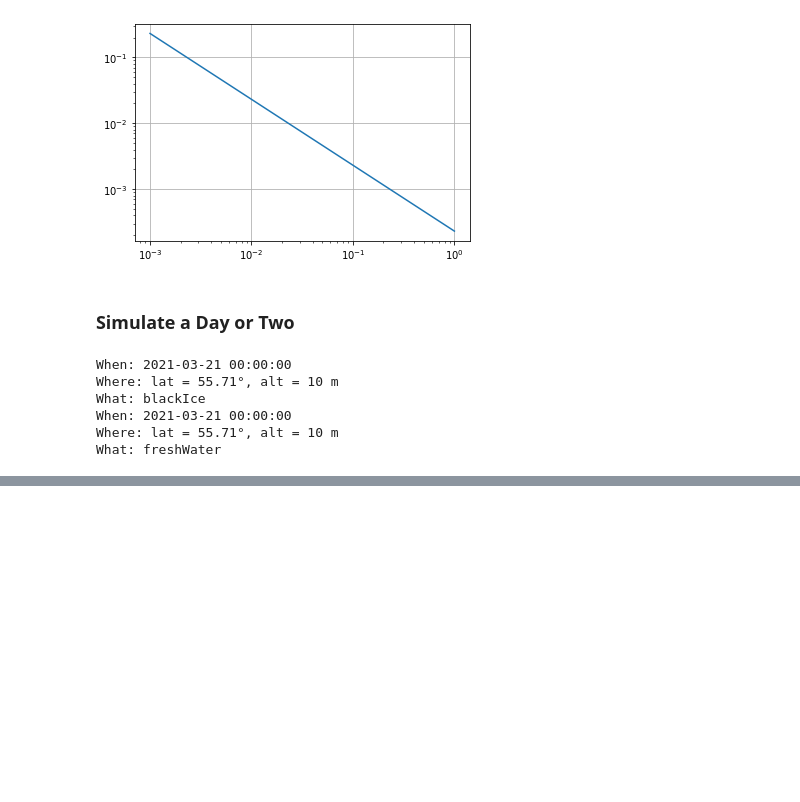
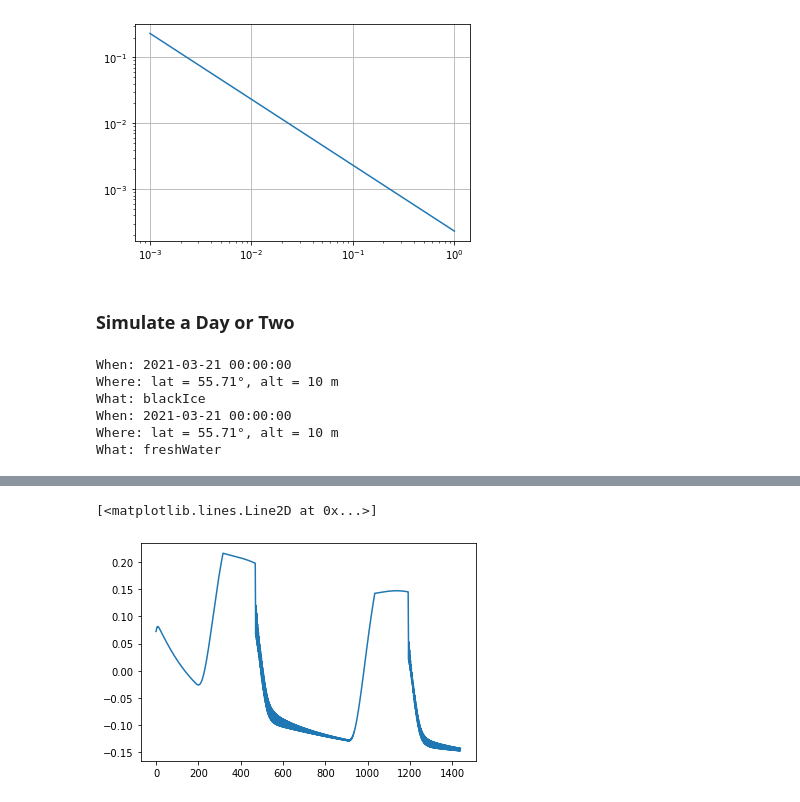
Before and after one commit to Henrikum/skrinning-stuff, a Jupyter notebook: notebooks/skrinning stuff.ipynb, the cells around one changed output, grey strips where cells are left out. Cells and saved outputs as stored; diff of their text form; code cells hidden in the pictures; blank space fills up the shorter version.

```diff
--- a/notebooks/skrinning stuff.ipynb
+++ b/notebooks/skrinning stuff.ipynb
@@ -93,5 +96,9 @@ plt.legend()
 # %%
 botMeltRates = myIce.bottomMeltRates(USoln, USolnW, myWater)
+plt.plot(botMeltRates*3600000)
+# %% [output]
+[<matplotlib.lines.Line2D at 0x...>]
+[figure, added]
 # %%
 idxSunUp = []
 idxSunDn = []
```
Also changed, not shown: parts of 14 cells of this notebook, 1 other file.
